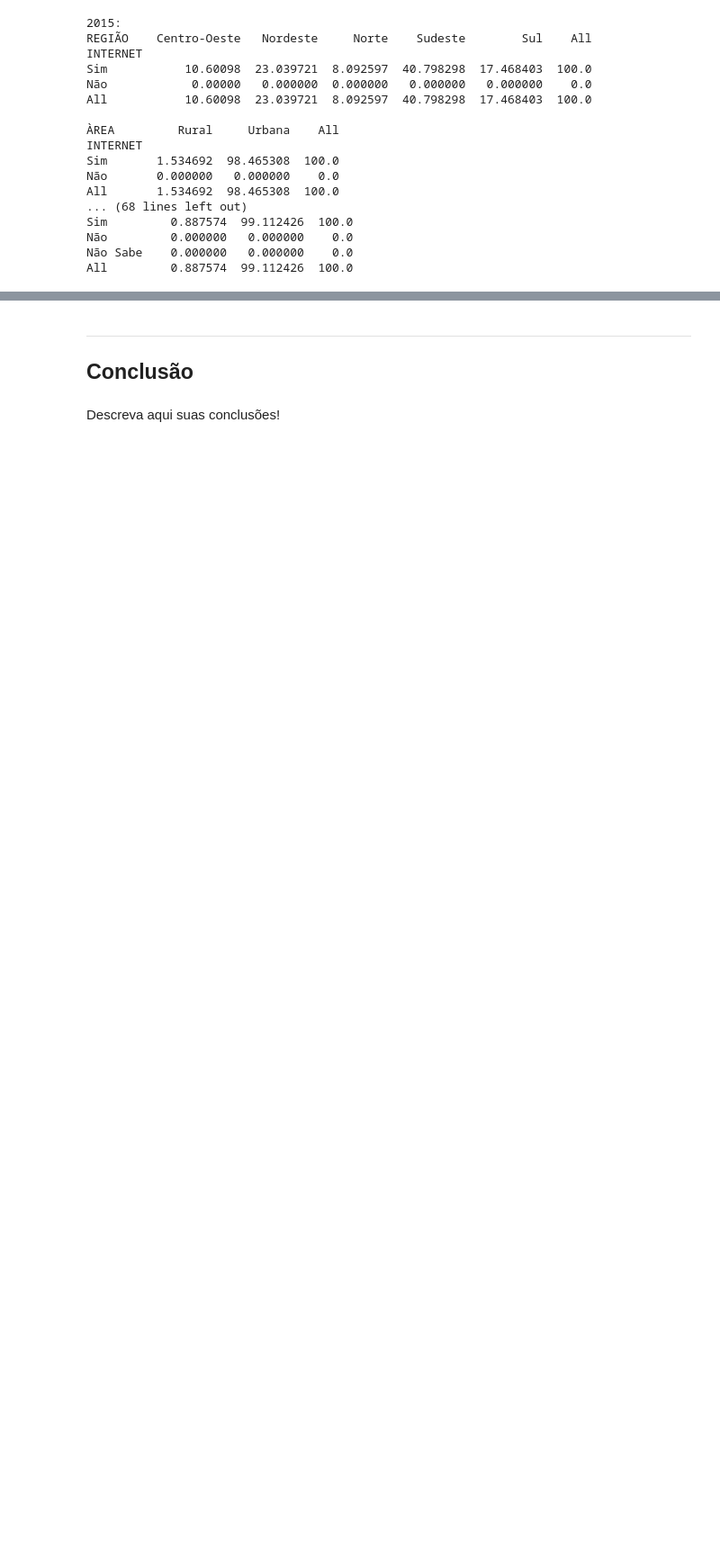
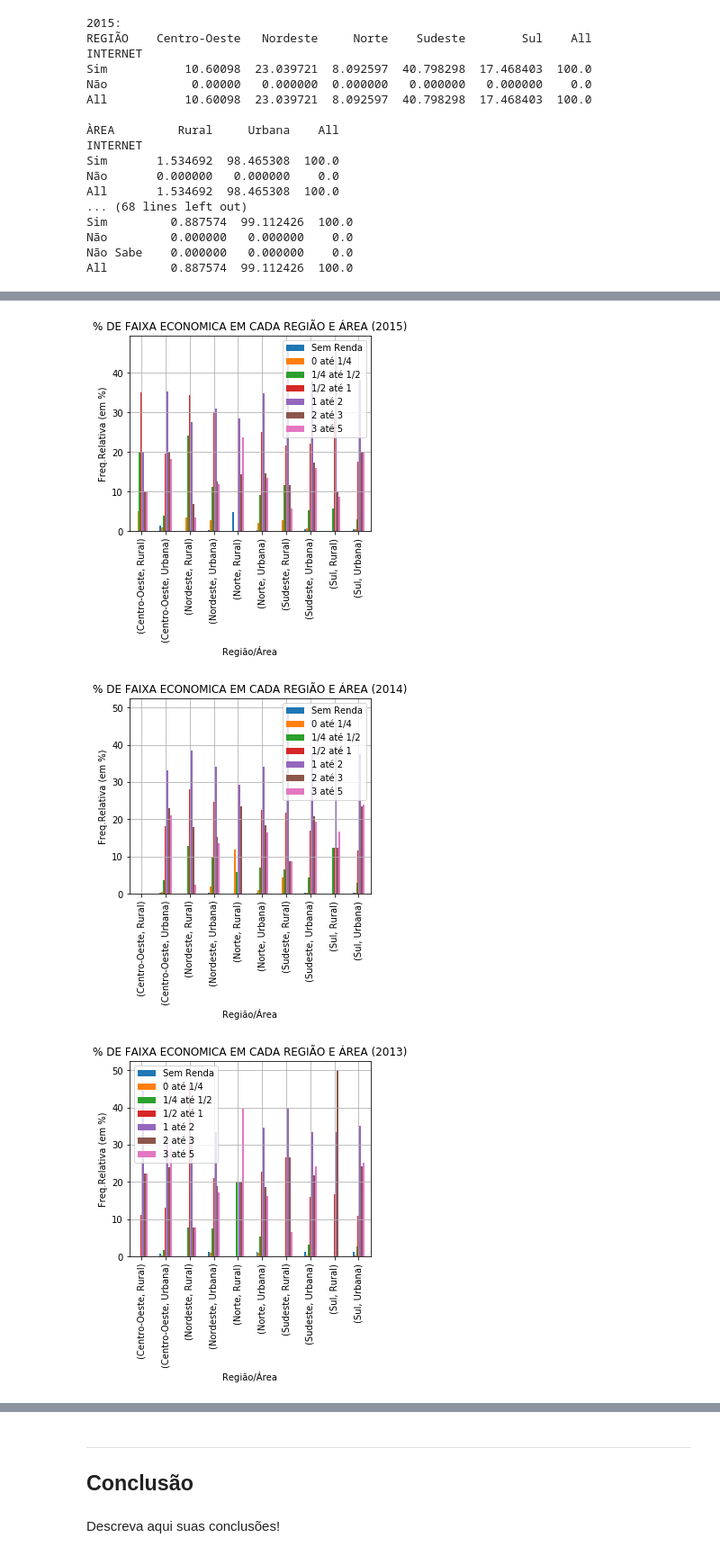
Before and after one commit to TiagoMingossi/CD, a Jupyter notebook: Projeto1 Layout.ipynb, the cells around one changed output, grey strips where cells are left out. Shown at 90% size. Drawn from its saved outputs; the diff is of its cells as text; code cells hidden in the pictures; blank space fills up the shorter version.

```diff
--- a/Projeto1 Layout.ipynb
+++ b/Projeto1 Layout.ipynb
@@ -296,0 +407,48 @@ ct3.plot(kind='bar')
+# %%
+A=(pd.crosstab([tabela.REGIÃO, tabela.URBANA_OU_RURAL],tabela.ECONOMIA, normalize='index')*100).round(decimals=1)
+A
+plot=A.plot(kind='bar',title='% DE FAIXA ECONOMICA EM CADA REGIÃO E ÁREA (2015)')
+ax=plt.subplot(111)
+box=ax.get_position()
+ax.set_position([box.x0, box.y0, box.width * 0.8, box.height])
+ax.legend(loc='center left', bbox_to_anchor=(1, 0.5))
+plt.ylabel('Freq.Relativa (em %)')
+plt.xlabel('Região/Área')
+plt.legend(['Sem Renda','0 até 1/4','1/4 até 1/2','1/2 até 1','1 até 2','2 até 3','3 até 5'])
+plt.grid()
+plt.show()
+print('\n')
+
+
+A2=(pd.crosstab([tabela2.REGIÃO, tabela2.URBANA_OU_RURAL],tabela2.ECONOMIA, normalize='index')*100).round(decimals=1)
+A2
+plot=A2.plot(kind='bar',title='% DE FAIXA ECONOMICA EM CADA REGIÃO E ÁREA (2014)')
+ax=plt.subplot(111)
+box=ax.get_position()
+ax.set_position([box.x0, box.y0, box.width * 0.8, box.height])
+ax.legend(loc='center left', bbox_to_anchor=(1, 0.5))
+plt.ylabel('Freq.Relativa (em %)')
+plt.xlabel('Região/Área')
+plt.legend(['Sem Renda','0 até 1/4','1/4 até 1/2','1/2 até 1','1 até 2','2 até 3','3 até 5'])
+plt.grid()
+plt.show()
+print('\n')
+
+
+A3=(pd.crosstab([tabela3.REGIÃO, tabela3.URBANA_OU_RURAL],tabela3.ECONOMIA, normalize='index')*100).round(decimals=1)
+A3
+plot=A3.plot(kind='bar',title='% DE FAIXA ECONOMICA EM CADA REGIÃO E ÁREA (2013)')
+ax=plt.subplot(111)
+box=ax.get_position()
+ax.set_position([box.x0, box.y0, box.width * 0.8, box.height])
+ax.legend(loc='center left', bbox_to_anchor=(1, 0.5))
+plt.ylabel('Freq.Relativa (em %)')
+plt.xlabel('Região/Área')
+plt.legend(['Sem Renda','0 até 1/4','1/4 até 1/2','1/2 até 1','1 até 2','2 até 3','3 até 5'])
+plt.grid()
+plt.show()
+print('\n')
+# %% [output]
+[figure, added]
+[figure, added]
+[figure, added]
```
Also changed, not shown: parts of 40 cells of this notebook.
